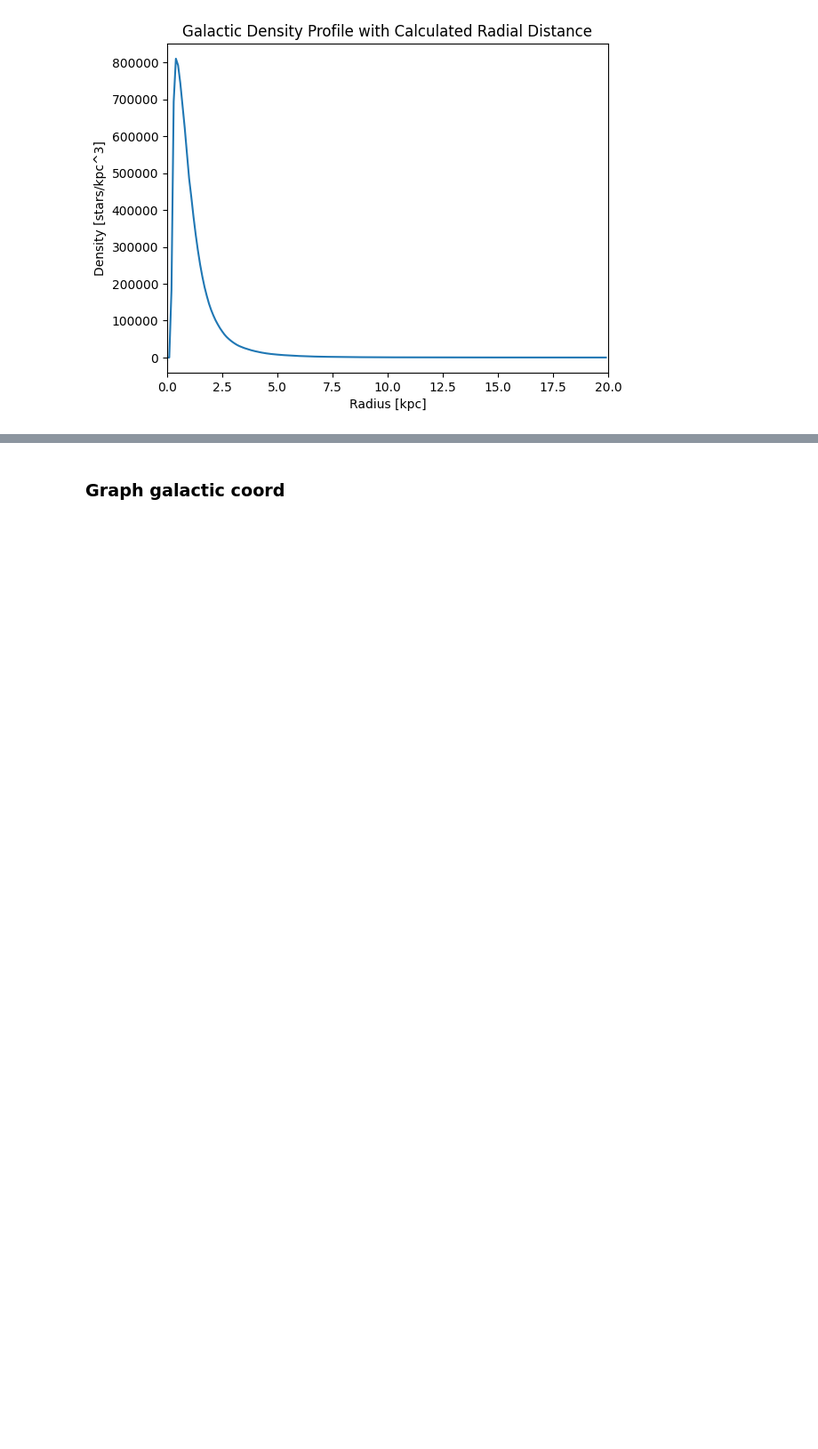
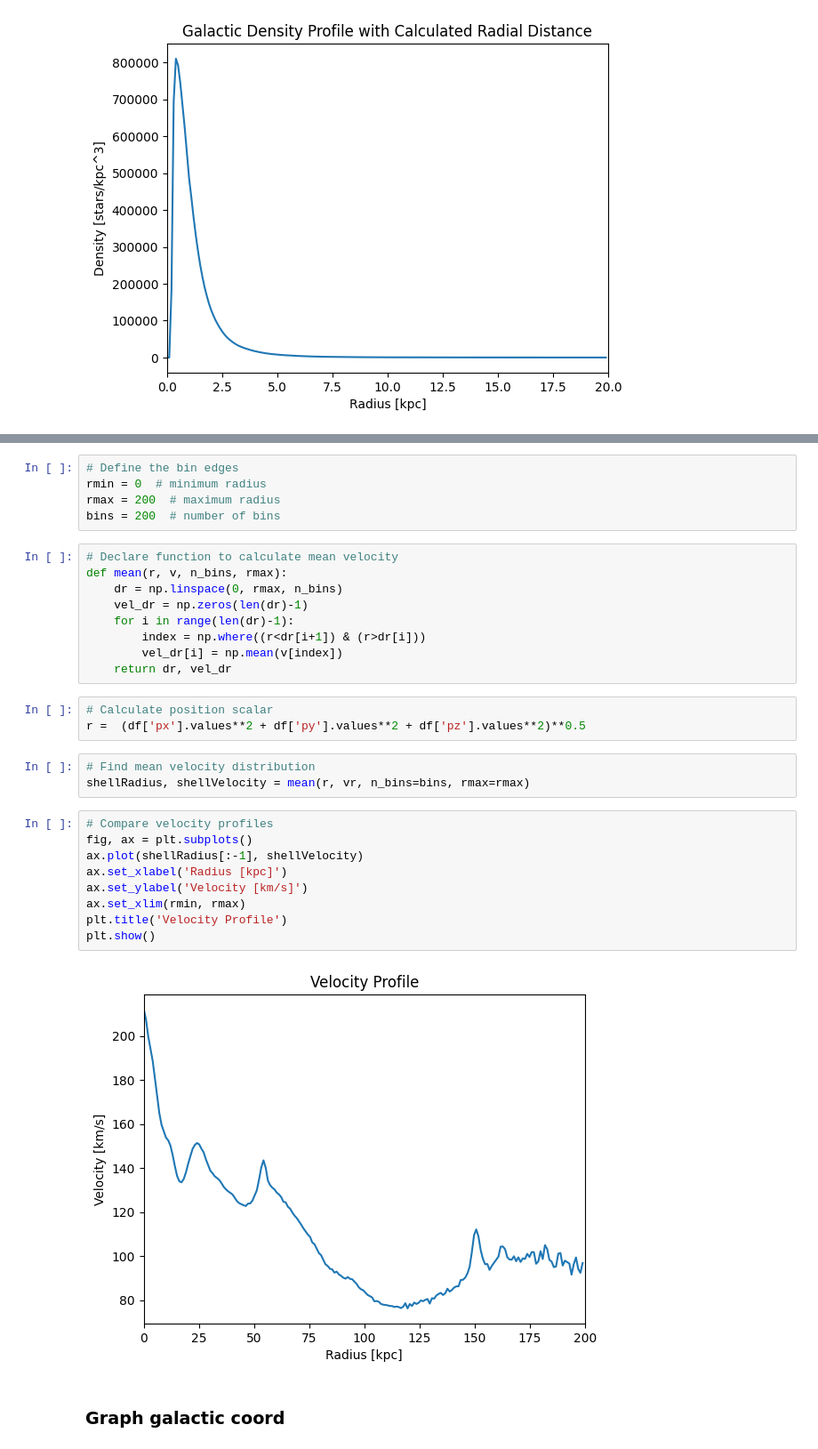
Before and after one commit to aeden2019/ananke_vera_rubin, a Jupyter notebook: vera_rubin.ipynb, the cells around one changed output, grey strips where cells are left out. Shown at 89% size. Drawn from its saved outputs; the diff is of its cells as text; blank space fills up the shorter version.

```diff
--- a/vera_rubin.ipynb
+++ b/vera_rubin.ipynb
@@ -524,3 +539,34 @@ plt.show()
+# %%
+# Define the bin edges
+rmin = 0  # minimum radius
+rmax = 200  # maximum radius
+bins = 200  # number of bins
+# %%
+# Declare function to calculate mean velocity
+def mean(r, v, n_bins, rmax):
+    dr = np.linspace(0, rmax, n_bins)
+    vel_dr = np.zeros(len(dr)-1)
+    for i in range(len(dr)-1):
+        index = np.where((r<dr[i+1]) & (r>dr[i]))
+        vel_dr[i] = np.mean(v[index])
+    return dr, vel_dr
+# %%
+# Calculate position scalar
+r =  (df['px'].values**2 + df['py'].values**2 + df['pz'].values**2)**0.5
+# %%
+# Find mean velocity distribution
+shellRadius, shellVelocity = mean(r, vr, n_bins=bins, rmax=rmax)
+# %%
+# Compare velocity profiles
+fig, ax = plt.subplots()
+ax.plot(shellRadius[:-1], shellVelocity)
+ax.set_xlabel('Radius [kpc]')
+ax.set_ylabel('Velocity [km/s]')
+ax.set_xlim(rmin, rmax)
+plt.title('Velocity Profile')
+plt.show()
+# %% [output]
+[figure, added]
 # %% [markdown]
 ### Graph galactic coord
 # %%
```
Also changed, not shown: parts of 10 cells of this notebook.
